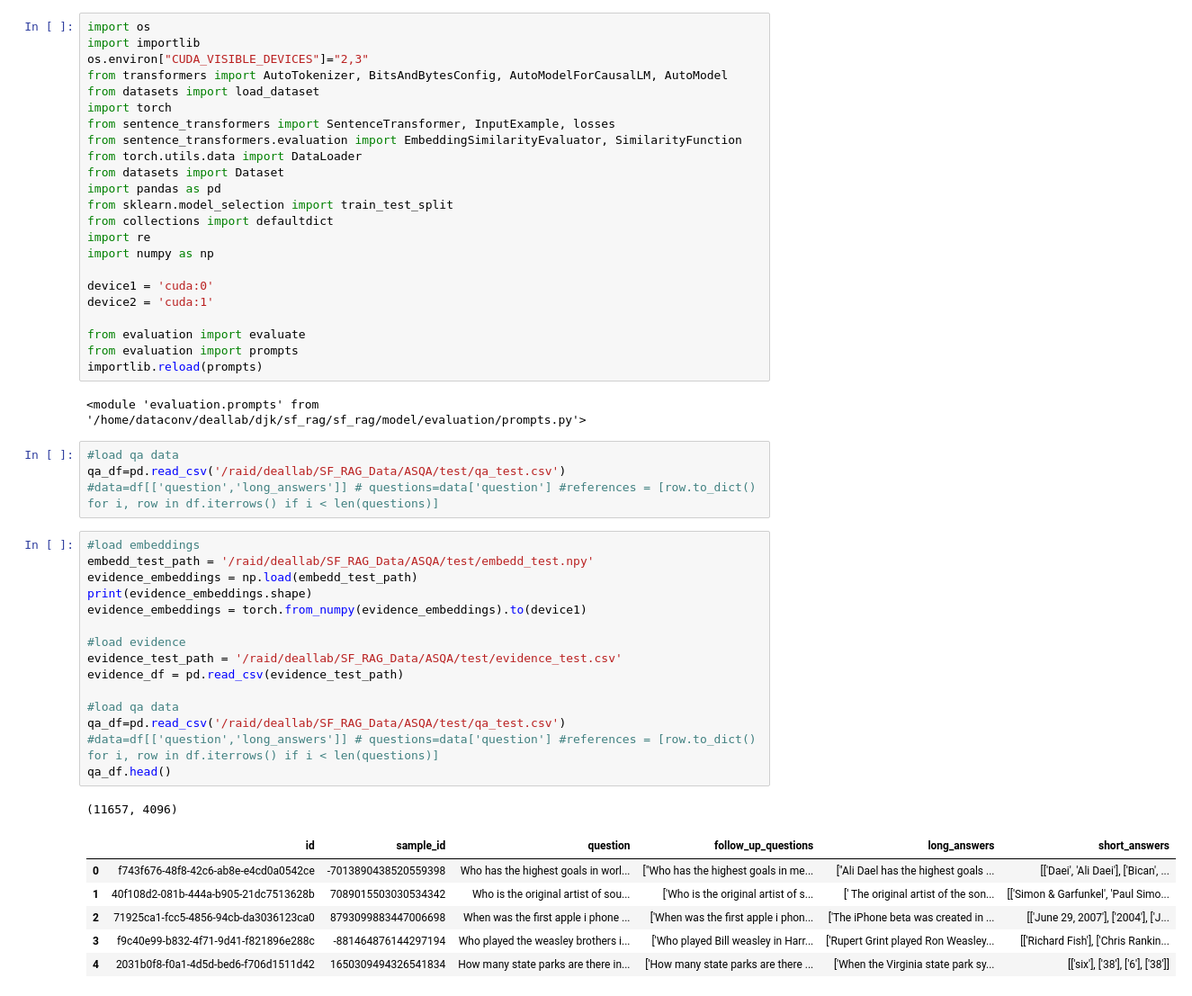
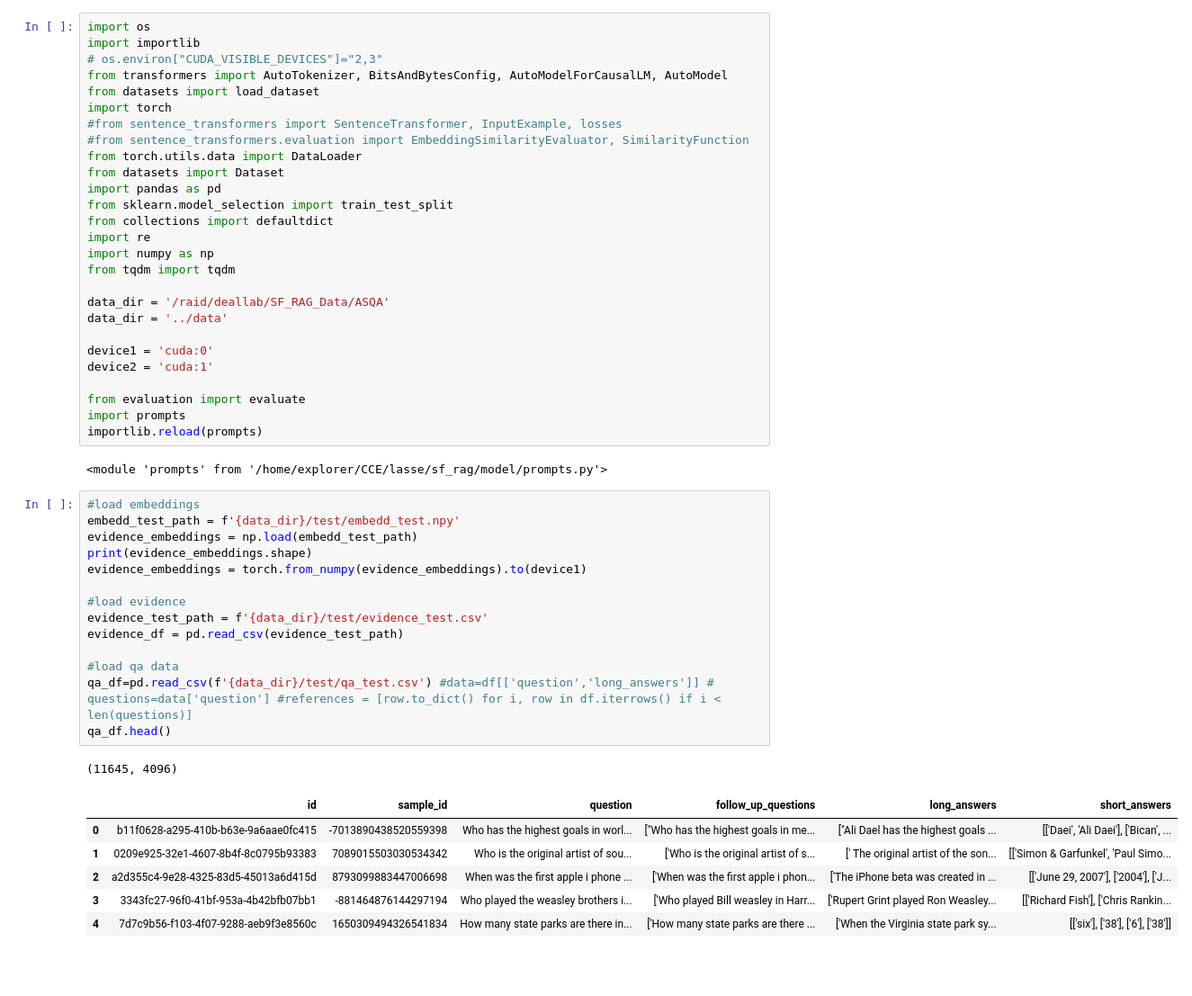
Before and after one commit to lab-paper-code/QriousRAG, a Jupyter notebook: model/rag_self_refine.ipynb, the cells around one changed output. Shown at 90% size. Cells and saved outputs as stored; diff of their text form; blank space fills up the shorter version.

```diff
--- a/model/rag_self_refine.ipynb
+++ b/model/rag_self_refine.ipynb
@@ -1,12 +1,12 @@
 # %%
 import os
 import importlib
-os.environ["CUDA_VISIBLE_DEVICES"]="2,3"
+# os.environ["CUDA_VISIBLE_DEVICES"]="2,3"
 from transformers import AutoTokenizer, BitsAndBytesConfig, AutoModelForCausalLM, AutoModel
 from datasets import load_dataset
 import torch
-from sentence_transformers import SentenceTransformer, InputExample, losses
-from sentence_transformers.evaluation import EmbeddingSimilarityEvaluator, SimilarityFunction
+#from sentence_transformers import SentenceTransformer, InputExample, losses
+#from sentence_transformers.evaluation import EmbeddingSimilarityEvaluator, SimilarityFunction
 from torch.utils.data import DataLoader
 from datasets import Dataset
 import pandas as pd
@@ -14,40 +14,41 @@ from sklearn.model_selection import train_test_split
 from collections import defaultdict
 import re
 import numpy as np
+from tqdm import tqdm
+
+data_dir = '/raid/deallab/SF_RAG_Data/ASQA'
+data_dir = '../data'
 
 device1 = 'cuda:0'
 device2 = 'cuda:1'
 
 from evaluation import evaluate
-from evaluation import prompts
+import prompts
 importlib.reload(prompts)
 # %% [output]
-<module 'evaluation.prompts' from '/home/dataconv/deallab/djk/sf_rag/sf_rag/model/evaluation/prompts.py'>
+<module 'prompts' from '/home/explorer/CCE/lasse/sf_rag/model/prompts.py'>
 # %%
+#load embeddings
+embedd_test_path = f'{data_dir}/test/embedd_test.npy'
+evidence_embeddings = np.load(embedd_test_path)
+print(evidence_embeddings.shape)
+evidence_embeddings = torch.from_numpy(evidence_embeddings).to(device1)
+
+#load evidence
+evidence_test_path = f'{data_dir}/test/evidence_test.csv'
+evidence_df = pd.read_csv(evidence_test_path)
+
 #load qa data
-qa_df=pd.read_csv('/raid/deallab/SF_RAG_Data/ASQA/test/qa_test.csv') #data=df[['question','long_answers']] # questions=data['question'] #references = [row.to_dict() for i, row in df.iterrows() if i < len(questions)]
+qa_df=pd.read_csv(f'{data_dir}/test/qa_test.csv') #data=df[['question','long_answers']] # questions=data['question'] #references = [row.to_dict() for i, row in df.iterrows() if i < len(questions)]
+qa_df.head()
+# %% [output]
+(11645, 4096)
+|  | id | sample_id | question | follow_up_questions | long_answers | short_answers |
+| 0 | b11f0628-a295-410b-b63e-9a6aae0fc415 | -7013890438520559398 | Who has the highest goals in worl... | ["Who has the highest goals in me... | ["Ali Dael has the highest goals ... | [['Daei', 'Ali Daei'], ['Bican', ... |
+| 1 | 0209e925-32e1-4607-8b4f-8c0795b93383 | 7089015503030534342 | Who is the original artist of sou... | ['Who is the original artist of s... | [' The original artist of the son... | [['Simon & Garfunkel', 'Paul Simo... |
+| 2 | a2d355c4-9e28-4325-83d5-45013a6d415d | 8793099883447006698 | When was the first apple i phone ... | ['When was the first apple i phon... | ['The iPhone beta was created in ... | [['June 29, 2007'], ['2004'], ['J... |
+| 3 | 3343fc27-96f0-41bf-953a-4b42bfb07bb1 | -881464876144297194 | Who played the weasley brothers i... | ['Who played Bill weasley in Harr... | ['Rupert Grint played Ron Weasley... | [['Richard Fish'], ['Chris Rankin... |
+| 4 | 7d7c9b56-f103-4f07-9288-aeb9f3e8560c | 1650309494326541834 | How many state parks are there in... | ['How many state parks are there ... | ['When the Virginia state park sy... | [['six'], ['38'], ['6'], ['38']] |
-# %%
-#load embeddings
-embedd_test_path = '/raid/deallab/SF_RAG_Data/ASQA/test/embedd_test.npy'
-evidence_embeddings = np.load(embedd_test_path)
-print(evidence_embeddings.shape)
-evidence_embeddings = torch.from_numpy(evidence_embeddings).to(device1)
-
-#load evidence
-evidence_test_path = '/raid/deallab/SF_RAG_Data/ASQA/test/evidence_test.csv'
-evidence_df = pd.read_csv(evidence_test_path)
-
-#load qa data
-qa_df=pd.read_csv('/raid/deallab/SF_RAG_Data/ASQA/test/qa_test.csv') #data=df[['question','long_answers']] # questions=data['question'] #references = [row.to_dict() for i, row in df.iterrows() if i < len(questions)]
-qa_df.head()
-# %% [output]
-(11657, 4096)
-|  | id | sample_id | question | follow_up_questions | long_answers | short_answers |
-| 0 | f743f676-48f8-42c6-ab8e-e4cd0a0542ce | -7013890438520559398 | Who has the highest goals in worl... | ["Who has the highest goals in me... | ["Ali Dael has the highest goals ... | [['Daei', 'Ali Daei'], ['Bican', ... |
-| 1 | 40f108d2-081b-444a-b905-21dc7513628b | 7089015503030534342 | Who is the original artist of sou... | ['Who is the original artist of s... | [' The original artist of the son... | [['Simon & Garfunkel', 'Paul Simo... |
-| 2 | 71925ca1-fcc5-4856-94cb-da3036123ca0 | 8793099883447006698 | When was the first apple i phone ... | ['When was the first apple i phon... | ['The iPhone beta was created in ... | [['June 29, 2007'], ['2004'], ['J... |
-| 3 | f9c40e99-b832-4f71-9d41-f821896e288c | -881464876144297194 | Who played the weasley brothers i... | ['Who played Bill weasley in Harr... | ['Rupert Grint played Ron Weasley... | [['Richard Fish'], ['Chris Rankin... |
-| 4 | 2031b0f8-f0a1-4d5d-bed6-f706d1511d42 | 1650309494326541834 | How many state parks are there in... | ['How many state parks are there ... | ['When the Virginia state park sy... | [['six'], ['38'], ['6'], ['38']] |
 # %%
 #load quantized model
 bnb_config = BitsAndBytesConfig(
```
Also changed, not shown: parts of 18 cells of this notebook, 2 other files.
